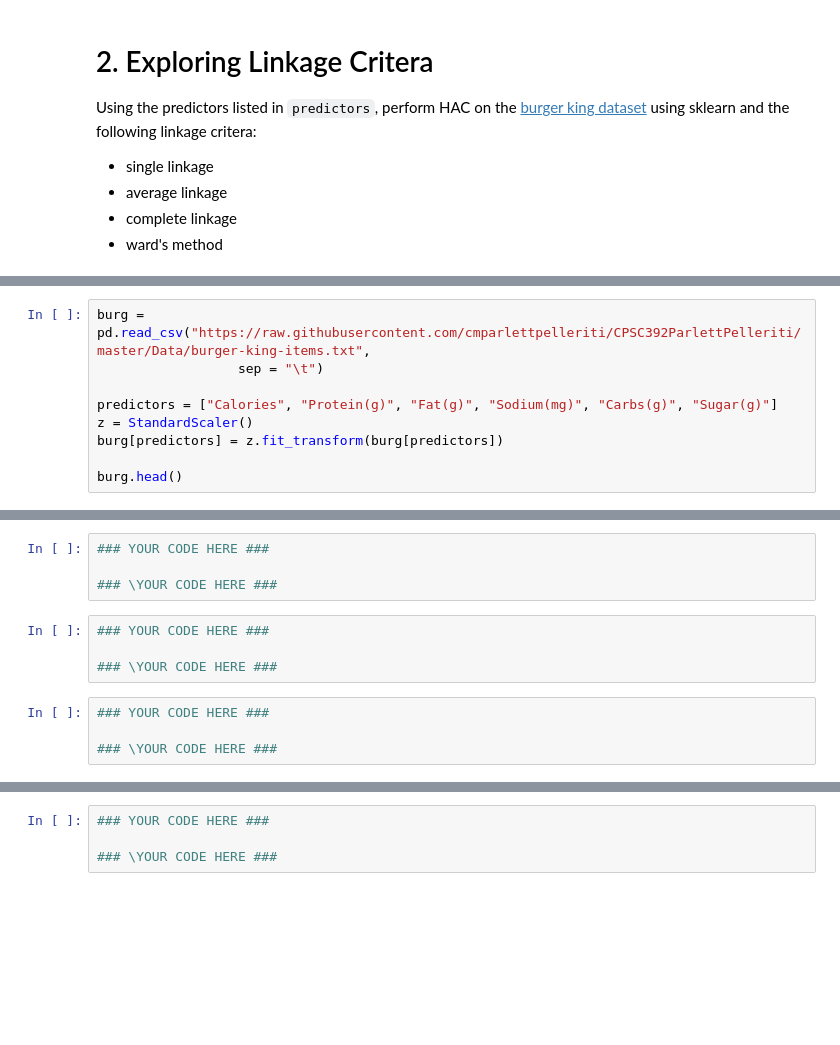
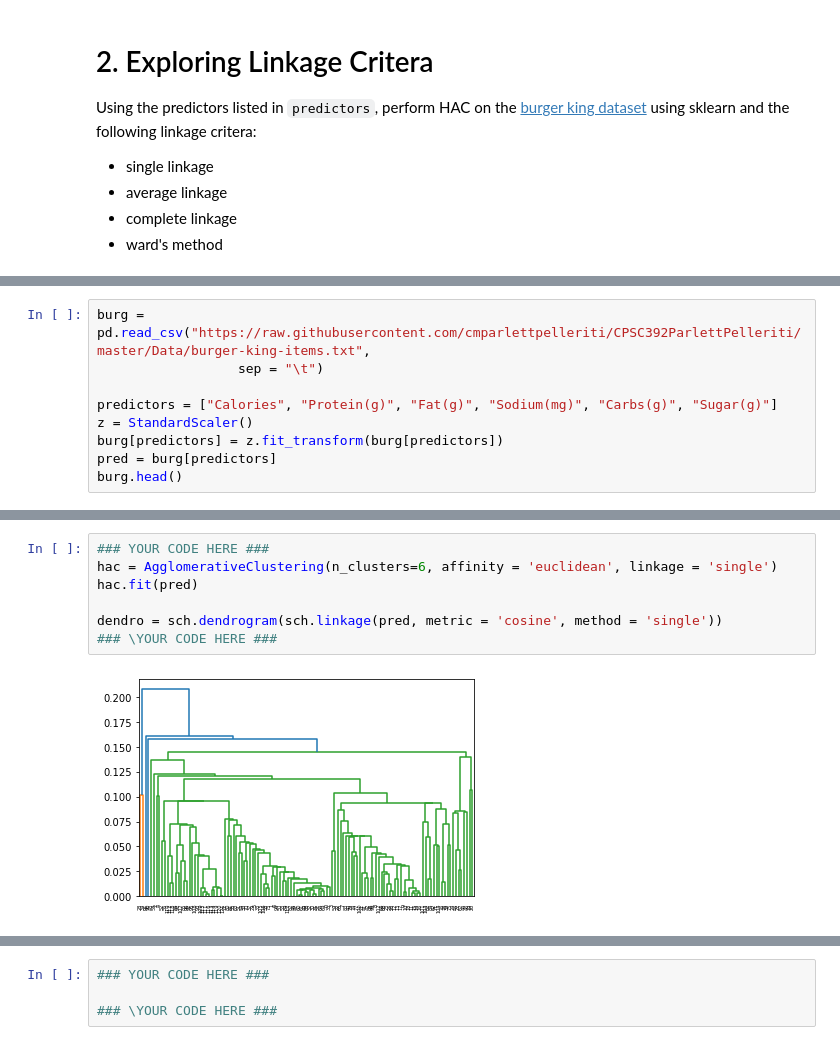
Before and after one commit to min-is/Chapman-University, a Jupyter notebook: CPSC 392 - Data Science/Classwork/19 - Hierarchical Agglomeretive.ipynb, the cells around one changed output, grey strips where cells are left out. Cells and saved outputs as stored; diff of their text form; blank space fills up the shorter version.

```diff
--- a/CPSC 392 - Data Science/Classwork/19 - Hierarchical Agglomeretive.ipynb
+++ b/CPSC 392 - Data Science/Classwork/19 - Hierarchical Agglomeretive.ipynb
@@ -187,5 +237,5 @@ burg = pd.read_csv("https://raw.githubusercontent.com/cmparlettpelleriti/CPSC392
 predictors = ["Calories", "Protein(g)", "Fat(g)", "Sodium(mg)", "Carbs(g)", "Sugar(g)"]
 z = StandardScaler()
 burg[predictors] = z.fit_transform(burg[predictors])
-
+pred = burg[predictors]
 burg.head()
@@ -192,12 +249,9 @@ burg.head()
-# %%
-### YOUR CODE HERE ###
-
-### \YOUR CODE HERE ###
-# %%
-### YOUR CODE HERE ###
-
-### \YOUR CODE HERE ###
-# %%
-### YOUR CODE HERE ###
-
-### \YOUR CODE HERE ###
+# %%
+### YOUR CODE HERE ###
+hac = AgglomerativeClustering(n_clusters=6, affinity = 'euclidean', linkage = 'single')
+hac.fit(pred)
+
+dendro = sch.dendrogram(sch.linkage(pred, metric = 'cosine', method = 'single'))
+### \YOUR CODE HERE ###
+# %% [output]
+[figure, added]
```
Also changed, not shown: parts of 9 cells of this notebook, 1 other file.
